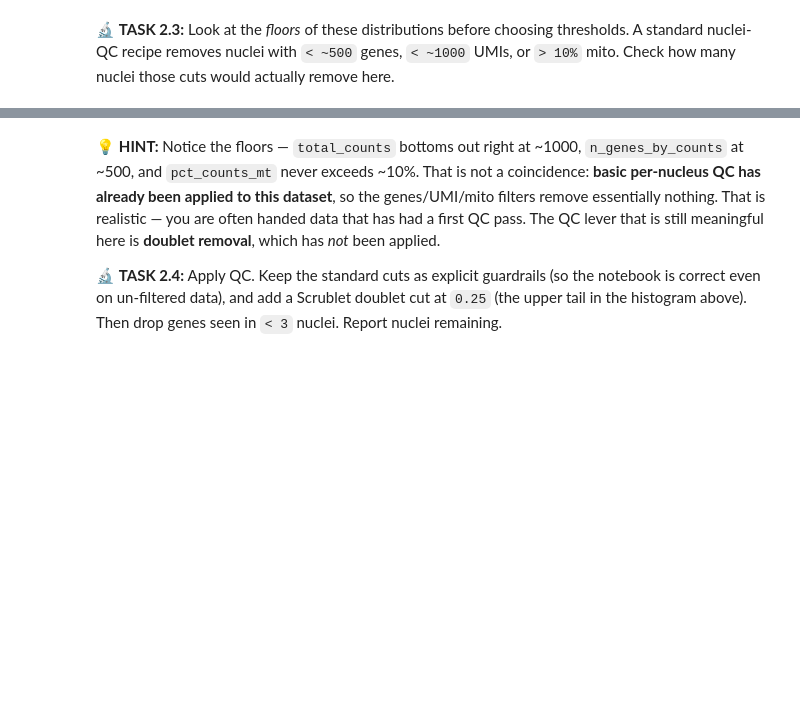
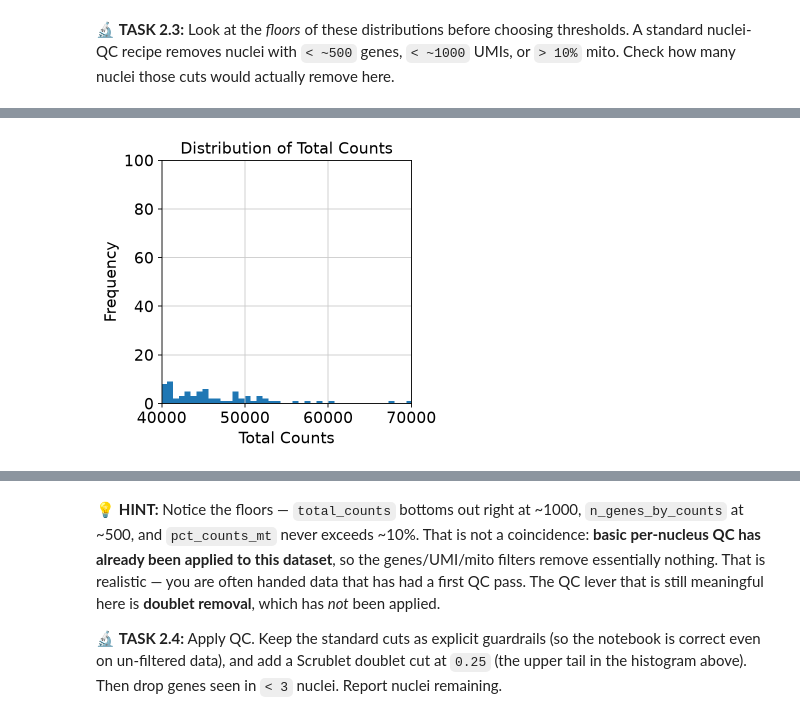
Before and after one commit to anaellle/gbm-space-c10, a Jupyter notebook: notebooks/level1/01_Anaelle.ipynb, the cells around one changed output, grey strips where cells are left out. Cells and saved outputs as stored; diff of their text form; code cells hidden in the pictures; blank space fills up the shorter version.

```diff
--- a/notebooks/level1/01_Anaelle.ipynb
+++ b/notebooks/level1/01_Anaelle.ipynb
@@ -92,0 +243,10 @@ In human data, mitochondrial genes start with `MT-`. We also have a precomputed
+# %%
+plt.hist(adata.obs['total_counts'], bins=100)
+plt.xlim(40000, 70000)
+plt.ylim(0, 100)
+plt.xlabel('Total Counts')
+plt.ylabel('Frequency')
+plt.title('Distribution of Total Counts')
+plt.show()
+# %% [output]
+[figure, added]
```
Also changed, not shown: parts of 68 cells of this notebook.
